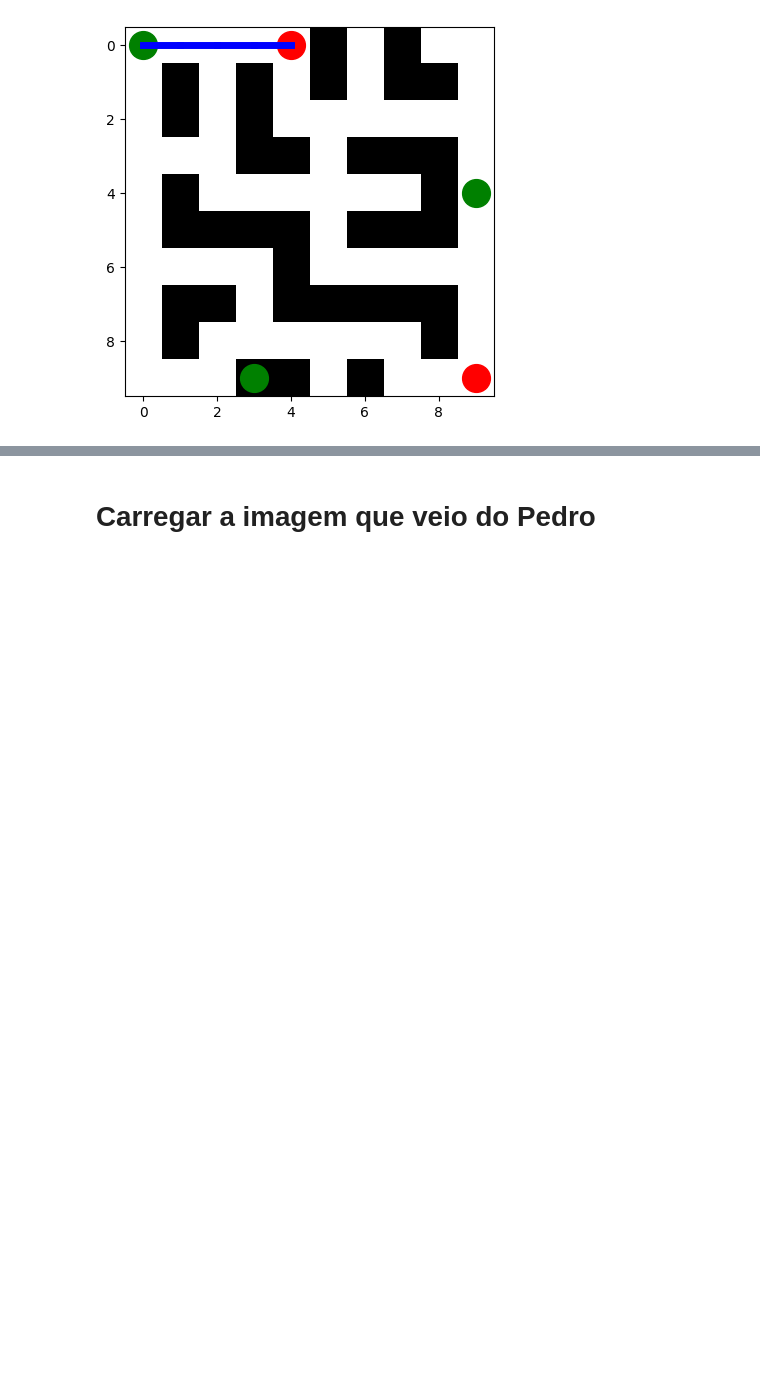
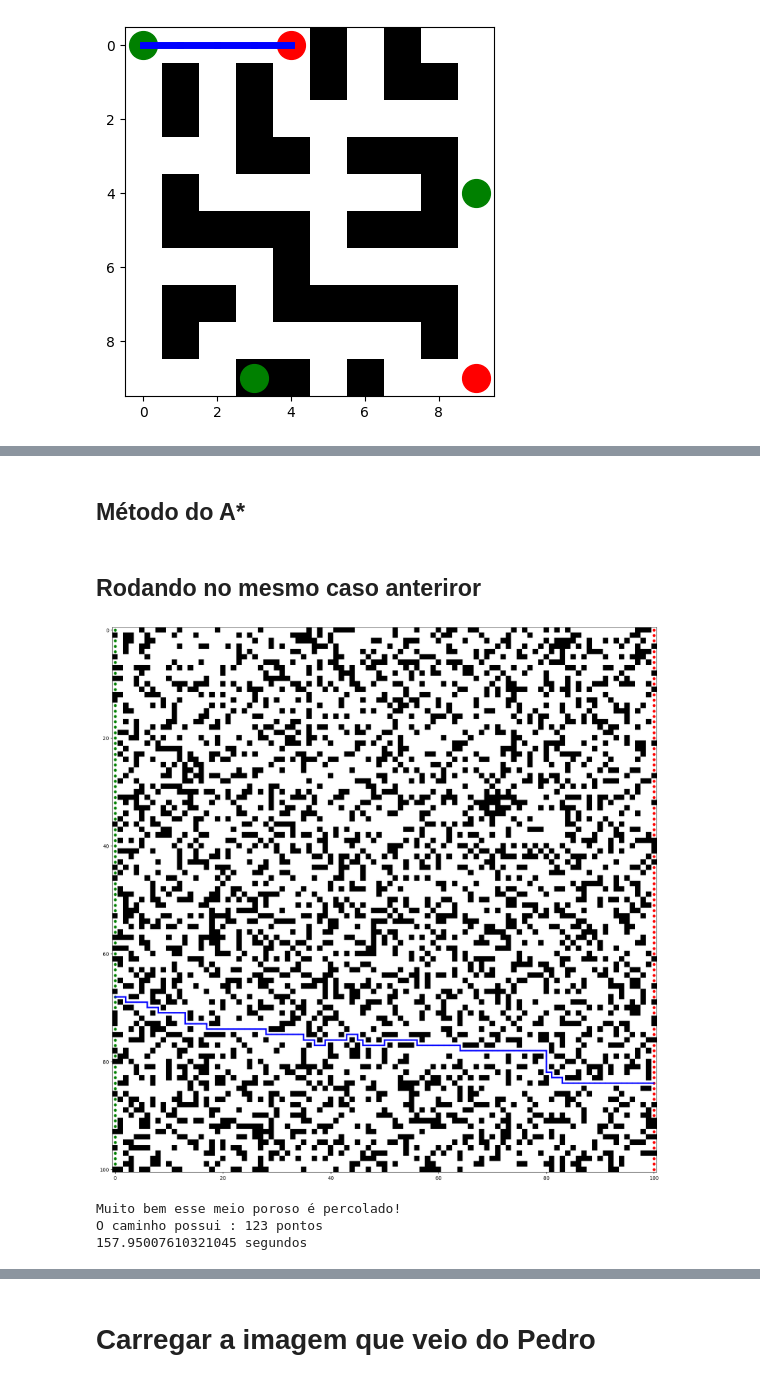
Before and after one commit to vinicius-mattoso/GA_find_percolation, a Jupyter notebook: Maze_Solver_with_loops.ipynb, the cells around one changed output, grey strips where cells are left out. Drawn from its saved outputs; the diff is of its cells as text; code cells hidden in the pictures; blank space fills up the shorter version.

```diff
--- a/Maze_Solver_with_loops.ipynb
+++ b/Maze_Solver_with_loops.ipynb
@@ -785,0 +813,2 @@ O caminho possui : 126 pontos
+# %% [markdown]
+## Método do A*
@@ -785,0 +868,54 @@ O caminho possui : 126 pontos
+# %% [markdown]
+## Rodando no mesmo caso anteriror
+# %%
+import time
+tempo_inicial = time.time() # em segundos
+# Example usage
+import random
+
+start = 0
+end  = 100
+
+maze = create_maze((end+1, end+1))
+
+entradas = maze[:,0]
+lista_entradas = []
+linhas_entradas = np.where(entradas == 0)
+linhas_entradas = linhas_entradas[0].tolist()
+for i in range(0,len(linhas_entradas)):
+    # print(i)
+    lista_entradas.append((linhas_entradas[i], start))
+
+saidas = maze[:,-1]
+lista_saidas = []
+linhas_saidas = np.where(saidas == 0)
+linhas_saidas = linhas_saidas[0].tolist()
+for i in range(0,len(linhas_saidas)):
+    # print(i)
+    lista_saidas.append((linhas_saidas[i], end))
+
+
+starts = lista_entradas
+ends = lista_saidas
+
+path = solve_maze(maze, starts, ends)
+
+draw_maze(maze, starts, ends, path)
+
+if path == None:
+  print('Não foi encontrado nenhum caminho entre os pontos do inicio e do fim do meio poroso')
+
+else:
+  print('Muito bem esse meio poroso é percolado!')
+  print(f'O caminho possui : {len(path)} pontos')
+
+
+tempo_final = time.time() # em segundos
+#Print do tempo que demorou para rodar a parte específica do código
+print(f"{tempo_final - tempo_inicial} segundos")
+# print(path)
+# %% [output]
+[figure, added]
+Muito bem esse meio poroso é percolado!
+O caminho possui : 123 pontos
+157.95007610321045 segundos
```
Also changed, not shown: parts of 26 cells of this notebook.
